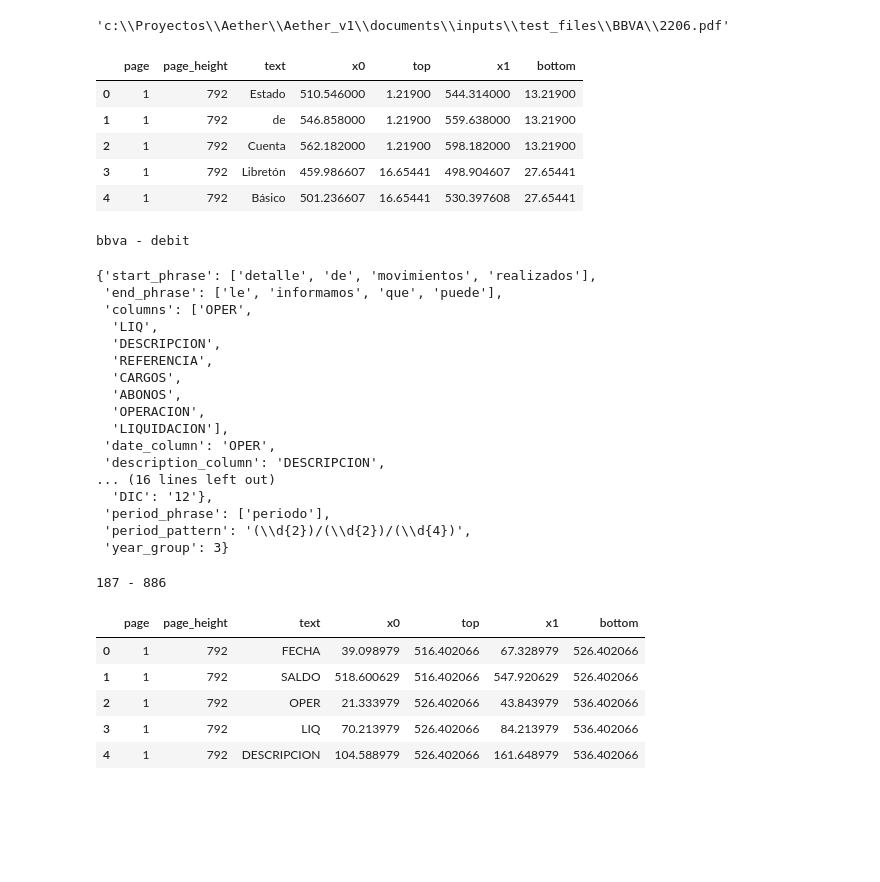
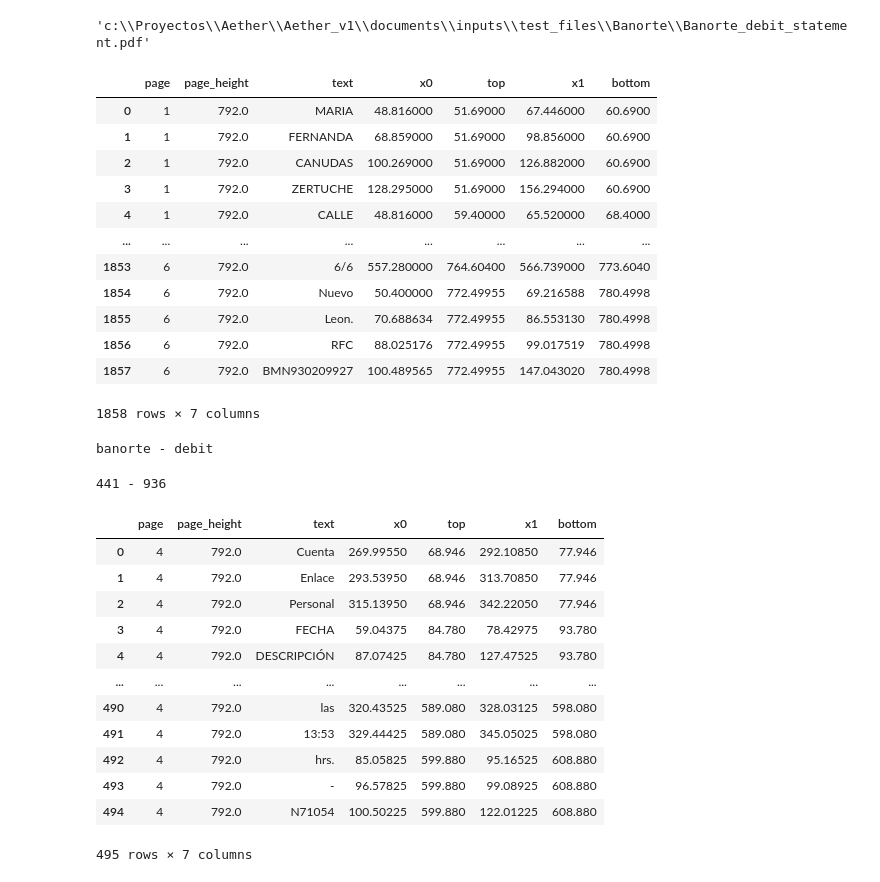
Before and after one commit to MarioCanudas/Aether, a Jupyter notebook: Aether_v1/new_model/test_models.ipynb, the cells around one changed output. Drawn from its saved outputs; the diff is of its cells as text; code cells hidden in the pictures; blank space fills up the shorter version.

```diff
--- a/Aether_v1/new_model/test_models.ipynb
+++ b/Aether_v1/new_model/test_models.ipynb
@@ -13,24 +13,31 @@ sys.path.append(project_root)
 from config import INPUTS_FOLDER
 import os
 
-statement_path = os.path.join(INPUTS_FOLDER, 'test_files', 'BBVA', '2206.pdf')
+statement_path = os.path.join(INPUTS_FOLDER, 'test_files', 'Banorte', 'Banorte_debit_statement.pdf')
 statement_path
 # %% [output]
-'c:\\Proyectos\\Aether\\Aether_v1\\documents\\inputs\\test_files\\BBVA\\2206.pdf'
+'c:\\Proyectos\\Aether\\Aether_v1\\documents\\inputs\\test_files\\Banorte\\Banorte_debit_statement.pdf'
 # %%
 from document_reader import PDFReader
 
 reader = PDFReader(statement_path)
 extracted_words = reader.extract_words_from_pdf()
 
-extracted_words.head()
+extracted_words
 # %% [output]
 |  | page | page_height | text | x0 | top | x1 | bottom |
-| 0 | 1 | 792 | Estado | 510.546000 | 1.21900 | 544.314000 | 13.21900 |
-| 1 | 1 | 792 | de | 546.858000 | 1.21900 | 559.638000 | 13.21900 |
-| 2 | 1 | 792 | Cuenta | 562.182000 | 1.21900 | 598.182000 | 13.21900 |
-| 3 | 1 | 792 | Libretón | 459.986607 | 16.65441 | 498.904607 | 27.65441 |
-| 4 | 1 | 792 | Básico | 501.236607 | 16.65441 | 530.397608 | 27.65441 |
+| 0 | 1 | 792.0 | MARIA | 48.816000 | 51.69000 | 67.446000 | 60.6900 |
+| 1 | 1 | 792.0 | FERNANDA | 68.859000 | 51.69000 | 98.856000 | 60.6900 |
+| 2 | 1 | 792.0 | CANUDAS | 100.269000 | 51.69000 | 126.882000 | 60.6900 |
+| 3 | 1 | 792.0 | ZERTUCHE | 128.295000 | 51.69000 | 156.294000 | 60.6900 |
+| 4 | 1 | 792.0 | CALLE | 48.816000 | 59.40000 | 65.520000 | 68.4000 |
+| ... | ... | ... | ... | ... | ... | ... | ... |
+| 1853 | 6 | 792.0 | 6/6 | 557.280000 | 764.60400 | 566.739000 | 773.6040 |
+| 1854 | 6 | 792.0 | Nuevo | 50.400000 | 772.49955 | 69.216588 | 780.4998 |
+| 1855 | 6 | 792.0 | Leon. | 70.688634 | 772.49955 | 86.553130 | 780.4998 |
+| 1856 | 6 | 792.0 | RFC | 88.025176 | 772.49955 | 99.017519 | 780.4998 |
+| 1857 | 6 | 792.0 | BMN930209927 | 100.489565 | 772.49955 | 147.043020 | 780.4998 |
+1858 rows × 7 columns
 # %%
 from bank_detector import DefaultBankDetector
 
@@ -41,46 +48,35 @@ statement_type = bank_detector.detect_statement_type()
 statement_properties = bank_detector.statement_propertys
 
 print(f'{bank} - {statement_type}')
-statement_properties
 # %% [output]
-bbva - debit
+banorte - debit
-{'start_phrase': ['detalle', 'de', 'movimientos', 'realizados'],
- 'end_phrase': ['le', 'informamos', 'que', 'puede'],
- 'columns': ['OPER',
-  'LIQ',
-  'DESCRIPCION',
-  'REFERENCIA',
-  'CARGOS',
-  'ABONOS',
-  'OPERACION',
-  'LIQUIDACION'],
- 'date_column': 'OPER',
- 'description_column': 'DESCRIPCION',
-... (16 lines left out)
-  'DIC': '12'},
- 'period_phrase': ['periodo'],
- 'period_pattern': '(\\d{2})/(\\d{2})/(\\d{4})',
- 'year_group': 3}
 # %%
 from table_boundary_detector import TransactionTableBoundaryDetector
 
 boundary_detector = TransactionTableBoundaryDetector(extracted_words, statement_properties)
 
 start_idx = boundary_detector.start_idx
 end_idx = boundary_detector.end_idx
 
 df_table = boundary_detector.get_filtered_table_words()
 
 print(f'{start_idx} - {end_idx}')
-df_table.head()
+df_table
 # %% [output]
-187 - 886
+441 - 936
 |  | page | page_height | text | x0 | top | x1 | bottom |
-| 0 | 1 | 792 | FECHA | 39.098979 | 516.402066 | 67.328979 | 526.402066 |
-| 1 | 1 | 792 | SALDO | 518.600629 | 516.402066 | 547.920629 | 526.402066 |
-| 2 | 1 | 792 | OPER | 21.333979 | 526.402066 | 43.843979 | 536.402066 |
-| 3 | 1 | 792 | LIQ | 70.213979 | 526.402066 | 84.213979 | 536.402066 |
-| 4 | 1 | 792 | DESCRIPCION | 104.588979 | 526.402066 | 161.648979 | 536.402066 |
+| 0 | 4 | 792.0 | Cuenta | 269.99550 | 68.946 | 292.10850 | 77.946 |
+| 1 | 4 | 792.0 | Enlace | 293.53950 | 68.946 | 313.70850 | 77.946 |
+| 2 | 4 | 792.0 | Personal | 315.13950 | 68.946 | 342.22050 | 77.946 |
+| 3 | 4 | 792.0 | FECHA | 59.04375 | 84.780 | 78.42975 | 93.780 |
+| 4 | 4 | 792.0 | DESCRIPCIÓN | 87.07425 | 84.780 | 127.47525 | 93.780 |
+| ... | ... | ... | ... | ... | ... | ... | ... |
+| 490 | 4 | 792.0 | las | 320.43525 | 589.080 | 328.03125 | 598.080 |
+| 491 | 4 | 792.0 | 13:53 | 329.44425 | 589.080 | 345.05025 | 598.080 |
+| 492 | 4 | 792.0 | hrs. | 85.05825 | 599.880 | 95.16525 | 608.880 |
+| 493 | 4 | 792.0 | - | 96.57825 | 599.880 | 99.08925 | 608.880 |
+| 494 | 4 | 792.0 | N71054 | 100.50225 | 599.880 | 122.01225 | 608.880 |
+495 rows × 7 columns
 # %%
 from row_segmenter import TransactionRowSegmenter
 
```
Also changed, not shown: parts of 3 cells of this notebook, 2 other files.
